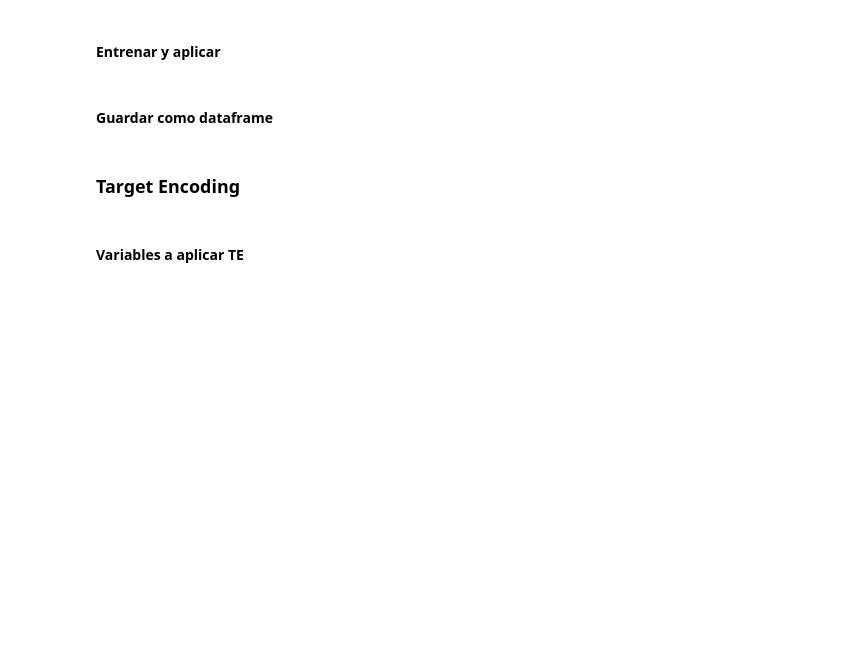
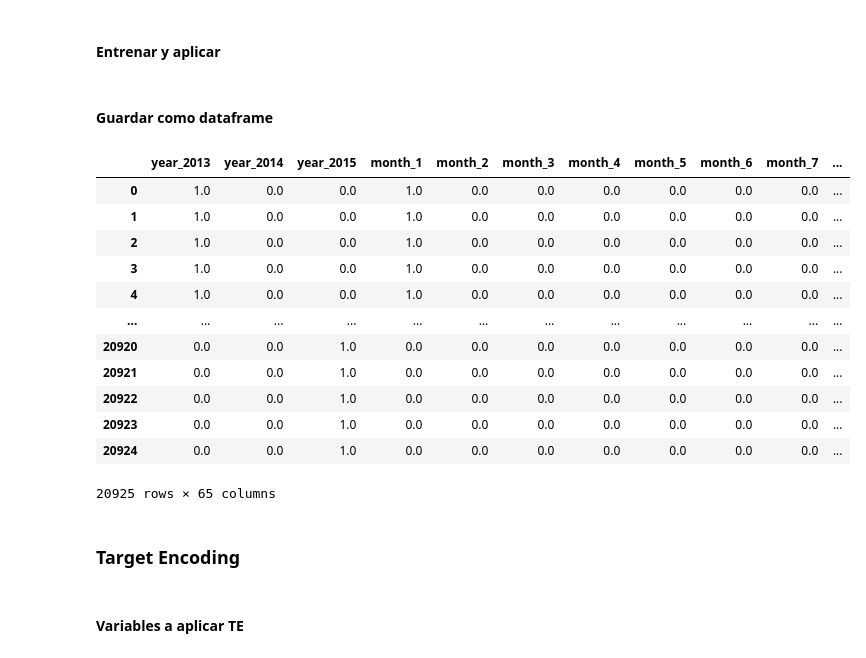
Before and after one commit to AlexCaborneroLopez/Retail, a Jupyter notebook: 03_Notebooks/02_Desarrollo/04_Transformacion de datos.ipynb, the cells around one changed output. Drawn from its saved outputs; the diff is of its cells as text; code cells hidden in the pictures; blank space fills up the shorter version.

Commit message:
transformación de variables

```diff
--- a/03_Notebooks/02_Desarrollo/04_Transformacion de datos.ipynb
+++ b/03_Notebooks/02_Desarrollo/04_Transformacion de datos.ipynb
@@ -166,9 +192,9 @@ min_movil_df = df.groupby(['store_id','item_id'])\
 # %%
-media_movil_df = df.groupby(['store_id','item_id'])\
-                    .apply(lambda x: media_movil(df = x, variable = 'ventas', num_periodos= 15))
+media_movil_df = (df.groupby(['store_id','item_id'], group_keys=False)
+                    .apply(lambda x: media_movil(df = x, variable = 'ventas', num_periodos= 15)))
 # %%
-max_movil_df = df.groupby(['store_id','item_id'])\
-                    .apply(lambda x: max_movil(df = x, variable = 'ventas', num_periodos= 15))
+max_movil_df = (df.groupby(['store_id','item_id'], group_keys=False)
+                    .apply(lambda x: max_movil(df = x, variable = 'ventas', num_periodos= 15)))
 # %% [markdown]
 ## PREPARAR LOS DATASETS
 # %% [markdown]
@@ -217,4 +243,4 @@ target = df_unido.ventas
 # %% [markdown]
 ### Separar num y cat
 # %%
-cat = df_unido.select_dtypes(include='O')
+categoricas = df_unido.select_dtypes(include='O')
@@ -241,11 +298,26 @@ ohe = OneHotEncoder(sparse = False, handle_unknown='ignore')
 # %% [markdown]
 #### Entrenar y aplicar
 # %%
-cat_ohe = ohe.fit_transform(cat[var_ohe])
+cat_ohe = ohe.fit_transform(categoricas[var_ohe])
 # %% [markdown]
 #### Guardar como dataframe
 # %%
 cat_ohe = pd.DataFrame(cat_ohe, columns = ohe.get_feature_names_out())
+cat_ohe
+# %% [output]
+|  | year_2013 | year_2014 | year_2015 | month_1 | month_2 | month_3 | month_4 | month_5 | month_6 | month_7 | ... |
+| 0 | 1.0 | 0.0 | 0.0 | 1.0 | 0.0 | 0.0 | 0.0 | 0.0 | 0.0 | 0.0 | ... |
+| 1 | 1.0 | 0.0 | 0.0 | 1.0 | 0.0 | 0.0 | 0.0 | 0.0 | 0.0 | 0.0 | ... |
+| 2 | 1.0 | 0.0 | 0.0 | 1.0 | 0.0 | 0.0 | 0.0 | 0.0 | 0.0 | 0.0 | ... |
+| 3 | 1.0 | 0.0 | 0.0 | 1.0 | 0.0 | 0.0 | 0.0 | 0.0 | 0.0 | 0.0 | ... |
+| 4 | 1.0 | 0.0 | 0.0 | 1.0 | 0.0 | 0.0 | 0.0 | 0.0 | 0.0 | 0.0 | ... |
+| ... | ... | ... | ... | ... | ... | ... | ... | ... | ... | ... | ... |
+| 20920 | 0.0 | 0.0 | 1.0 | 0.0 | 0.0 | 0.0 | 0.0 | 0.0 | 0.0 | 0.0 | ... |
+| 20921 | 0.0 | 0.0 | 1.0 | 0.0 | 0.0 | 0.0 | 0.0 | 0.0 | 0.0 | 0.0 | ... |
+| 20922 | 0.0 | 0.0 | 1.0 | 0.0 | 0.0 | 0.0 | 0.0 | 0.0 | 0.0 | 0.0 | ... |
+| 20923 | 0.0 | 0.0 | 1.0 | 0.0 | 0.0 | 0.0 | 0.0 | 0.0 | 0.0 | 0.0 | ... |
+| 20924 | 0.0 | 0.0 | 1.0 | 0.0 | 0.0 | 0.0 | 0.0 | 0.0 | 0.0 | 0.0 | ... |
+20925 rows × 65 columns
 # %% [markdown]
 ### Target Encoding
 # %% [markdown]
```
Also changed, not shown: parts of 24 cells of this notebook, 1 other file.
